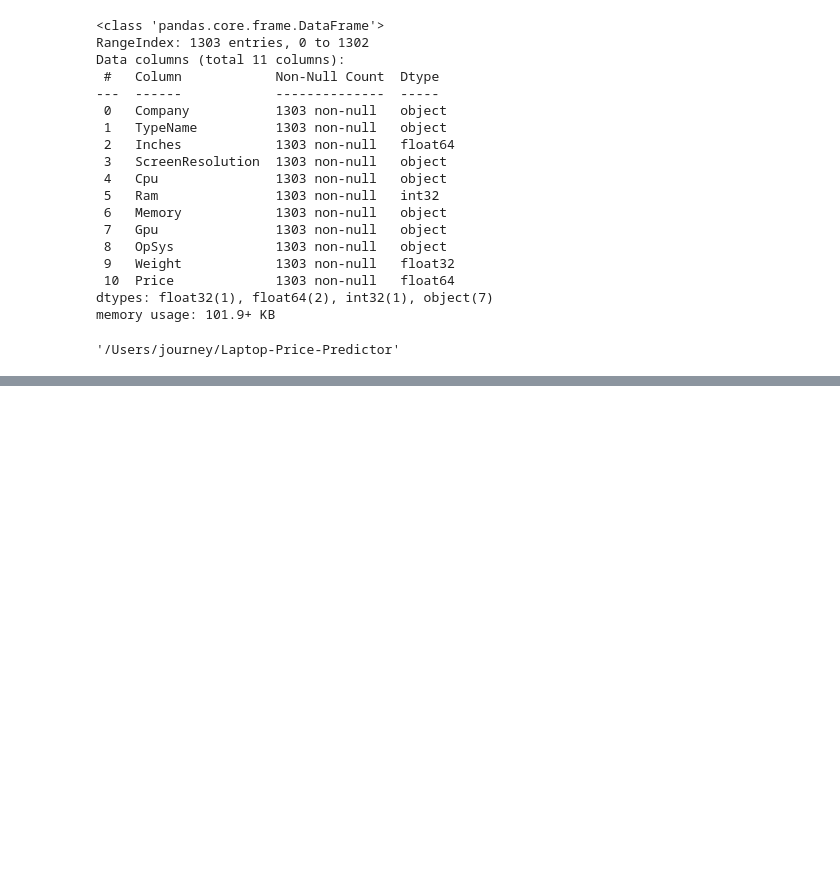
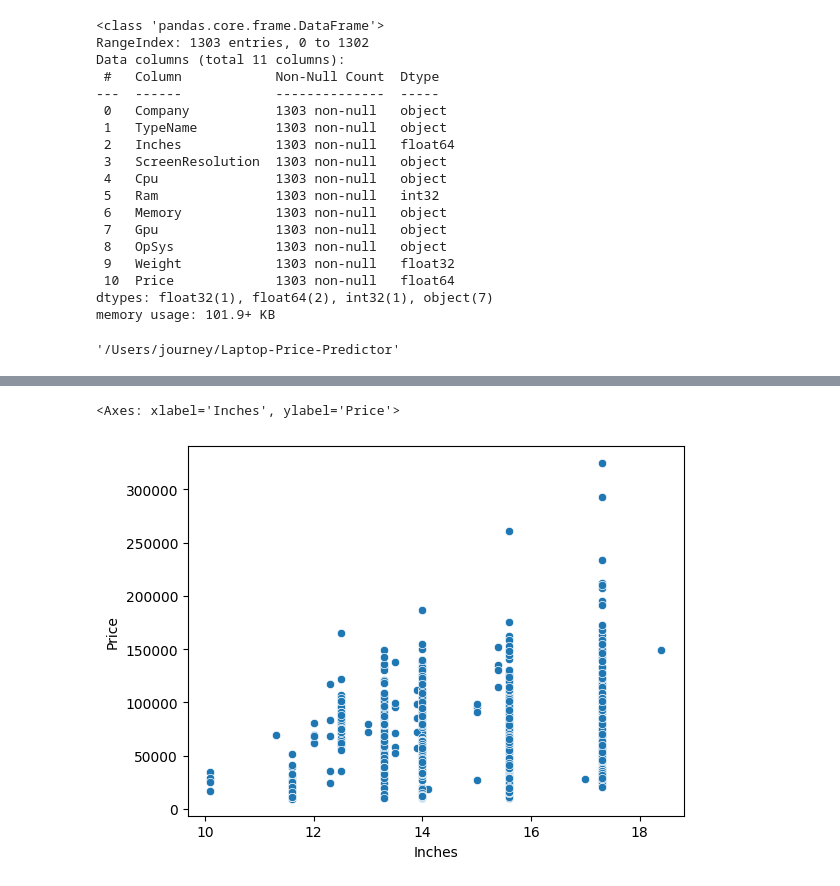
Before and after one commit to Neeraj-Fulpatiya/Laptop-Price-Predictor, a Jupyter notebook: laptop-price-predictor.ipynb, the cells around one changed output, grey strips where cells are left out. Cells and saved outputs as stored; diff of their text form; code cells hidden in the pictures; blank space fills up the shorter version.

```diff
--- a/laptop-price-predictor.ipynb
+++ b/laptop-price-predictor.ipynb
@@ -107,0 +138,7 @@ os.getcwd()
+# %%
+#finding if there is any relationship between price and the screen inches
+#sns.scatterplot(x=df['Inches'],y=df['Price'])
+sns.scatterplot(x='Inches',y='Price',data=df)#both r same
+# %% [output]
+<Axes: xlabel='Inches', ylabel='Price'>
+[figure, added]
```
Also changed, not shown: parts of 9 cells of this notebook.
